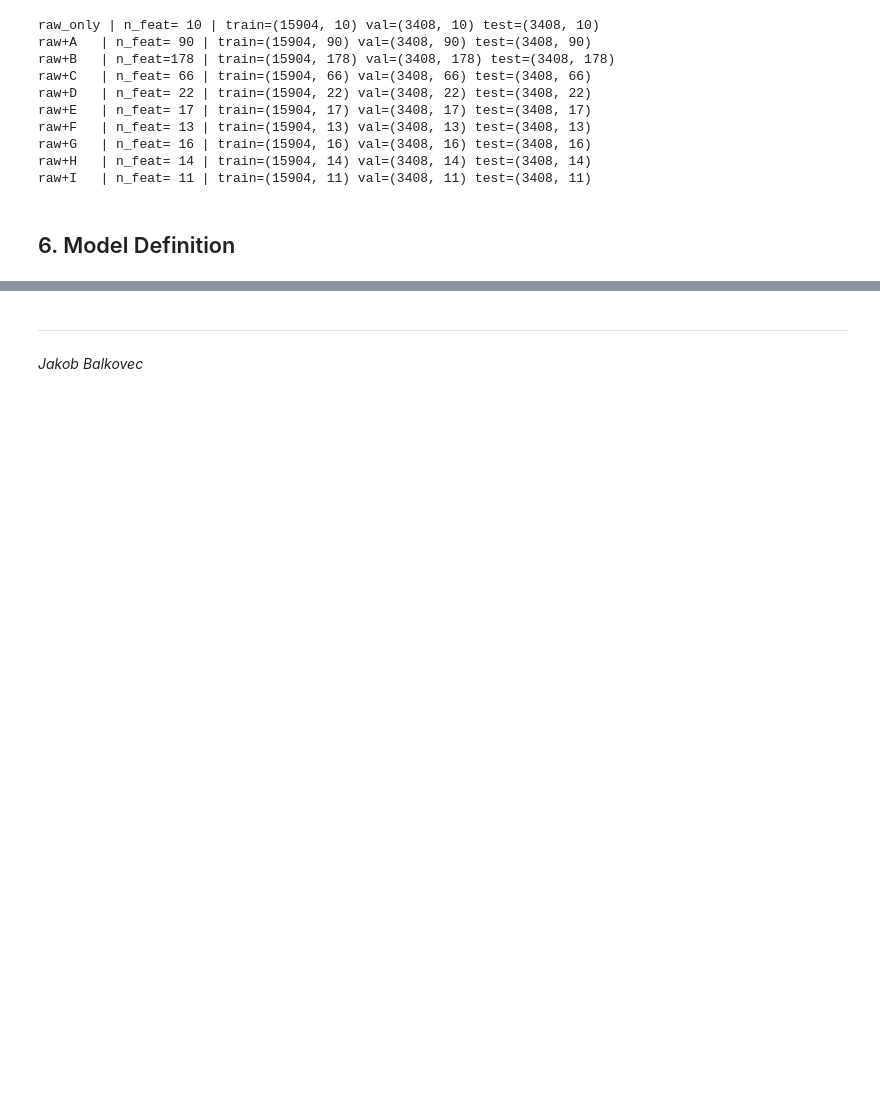
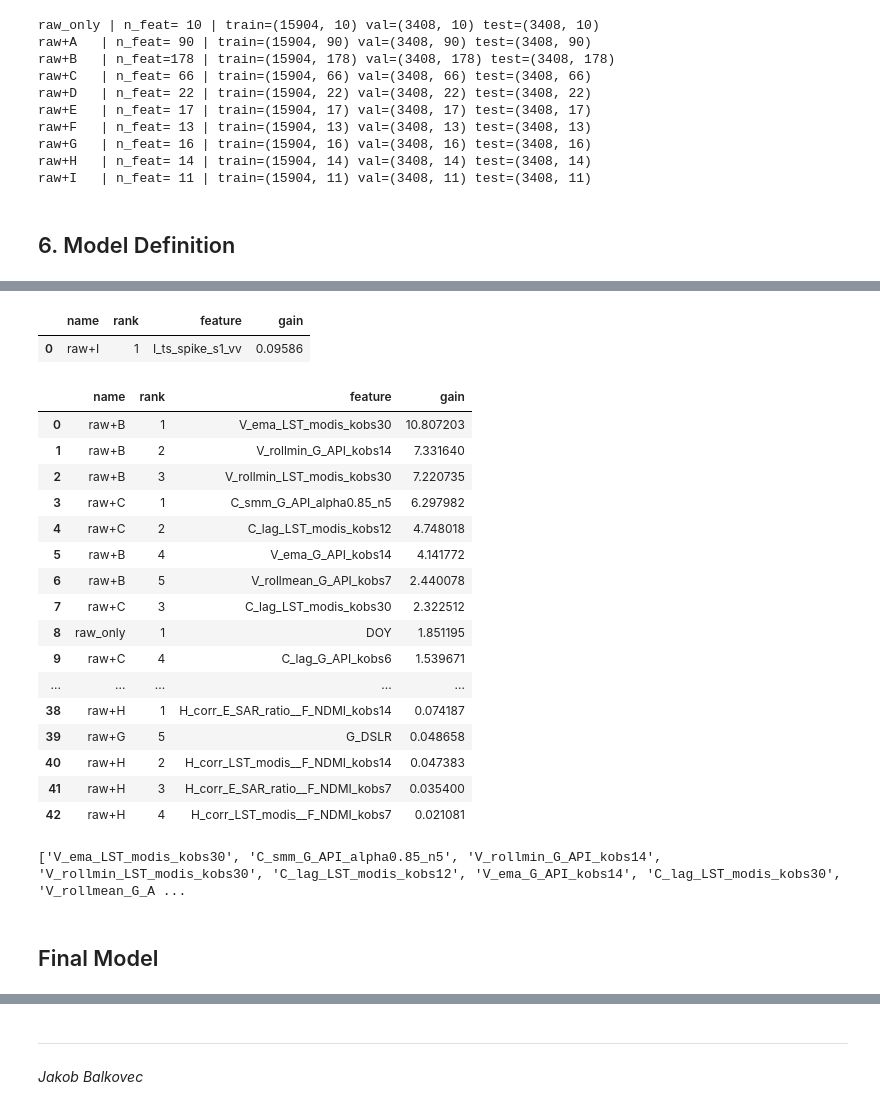
Before and after one commit to KerryCheon/MDR-Project, a Jupyter notebook: Models/Temporal/v5/v5.2/MDR-v5.2.ipynb, the cells around one changed output, grey strips where cells are left out. Drawn from its saved outputs; the diff is of its cells as text; code cells hidden in the pictures; blank space fills up the shorter version.

Commit message:
new diagnostic model

```diff
--- a/Models/Temporal/v5/v5.2/MDR-v5.2.ipynb
+++ b/Models/Temporal/v5/v5.2/MDR-v5.2.ipynb
@@ -412,0 +702,33 @@ plt.show()
+# %%
+rawI = (
+    top5_df
+    .loc[top5_df["name"] == "raw+I"]
+    .sort_values("gain", ascending=False)
+    .reset_index(drop=True)
+)
+
+display(rawI)
+# %% [output]
+|  | name | rank | feature | gain |
+| 0 | raw+I | 1 | I_ts_spike_s1_vv | 0.09586 |
+# %%
+# NOTE: gain is in terms of MSE reduction
+display(top5_df.sort_values(["gain"], ascending=[False]).reset_index(drop=True))
+# %% [output]
+|  | name | rank | feature | gain |
+| 0 | raw+B | 1 | V_ema_LST_modis_kobs30 | 10.807203 |
+| 1 | raw+B | 2 | V_rollmin_G_API_kobs14 | 7.331640 |
+| 2 | raw+B | 3 | V_rollmin_LST_modis_kobs30 | 7.220735 |
+| 3 | raw+C | 1 | C_smm_G_API_alpha0.85_n5 | 6.297982 |
+| 4 | raw+C | 2 | C_lag_LST_modis_kobs12 | 4.748018 |
+| 5 | raw+B | 4 | V_ema_G_API_kobs14 | 4.141772 |
+| 6 | raw+B | 5 | V_rollmean_G_API_kobs7 | 2.440078 |
+| 7 | raw+C | 3 | C_lag_LST_modis_kobs30 | 2.322512 |
+| 8 | raw_only | 1 | DOY | 1.851195 |
+| 9 | raw+C | 4 | C_lag_G_API_kobs6 | 1.539671 |
+| ... | ... | ... | ... | ... |
+| 38 | raw+H | 1 | H_corr_E_SAR_ratio__F_NDMI_kobs14 | 0.074187 |
+| 39 | raw+G | 5 | G_DSLR | 0.048658 |
+| 40 | raw+H | 2 | H_corr_LST_modis__F_NDMI_kobs14 | 0.047383 |
+| 41 | raw+H | 3 | H_corr_E_SAR_ratio__F_NDMI_kobs7 | 0.035400 |
+| 42 | raw+H | 4 | H_corr_LST_modis__F_NDMI_kobs7 | 0.021081 |
@@ -412,0 +757,17 @@ plt.show()
+# %%
+def select_top_features(fam_imp, k=40, importance_col="gain"):
+    df = fam_imp.copy()
+    df["uplift_pos"] = df["uplift"].clip(lower=0.0)
+    df["score"] = df[importance_col] * df["uplift_pos"]
+
+    top = df.sort_values("score", ascending=False).drop_duplicates("feature").head(k)
+    return top.reset_index(drop=True)
+
+top40 = select_top_features(fam_imp, k=40, importance_col="gain")
+features = top40["feature"].tolist()
+
+print(features)
+# %% [output]
+['V_ema_LST_modis_kobs30', 'C_smm_G_API_alpha0.85_n5', 'V_rollmin_G_API_kobs14', 'V_rollmin_LST_modis_kobs30', 'C_lag_LST_modis_kobs12', 'V_ema_G_API_kobs14', 'C_lag_LST_modis_kobs30', 'V_rollmean_G_A ...
+# %% [markdown]
+## Final Model
```
Also changed, not shown: parts of 25 cells of this notebook, 4 other files.
